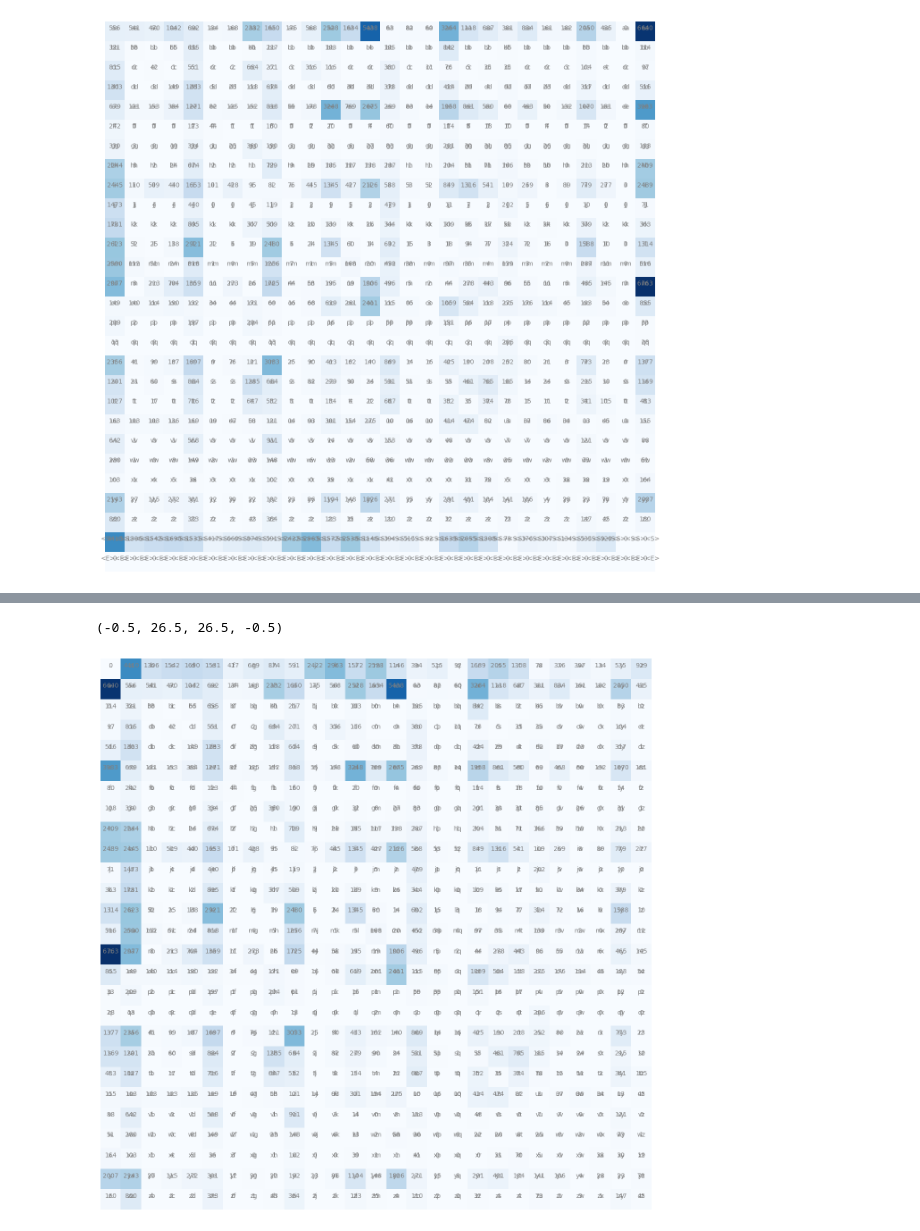
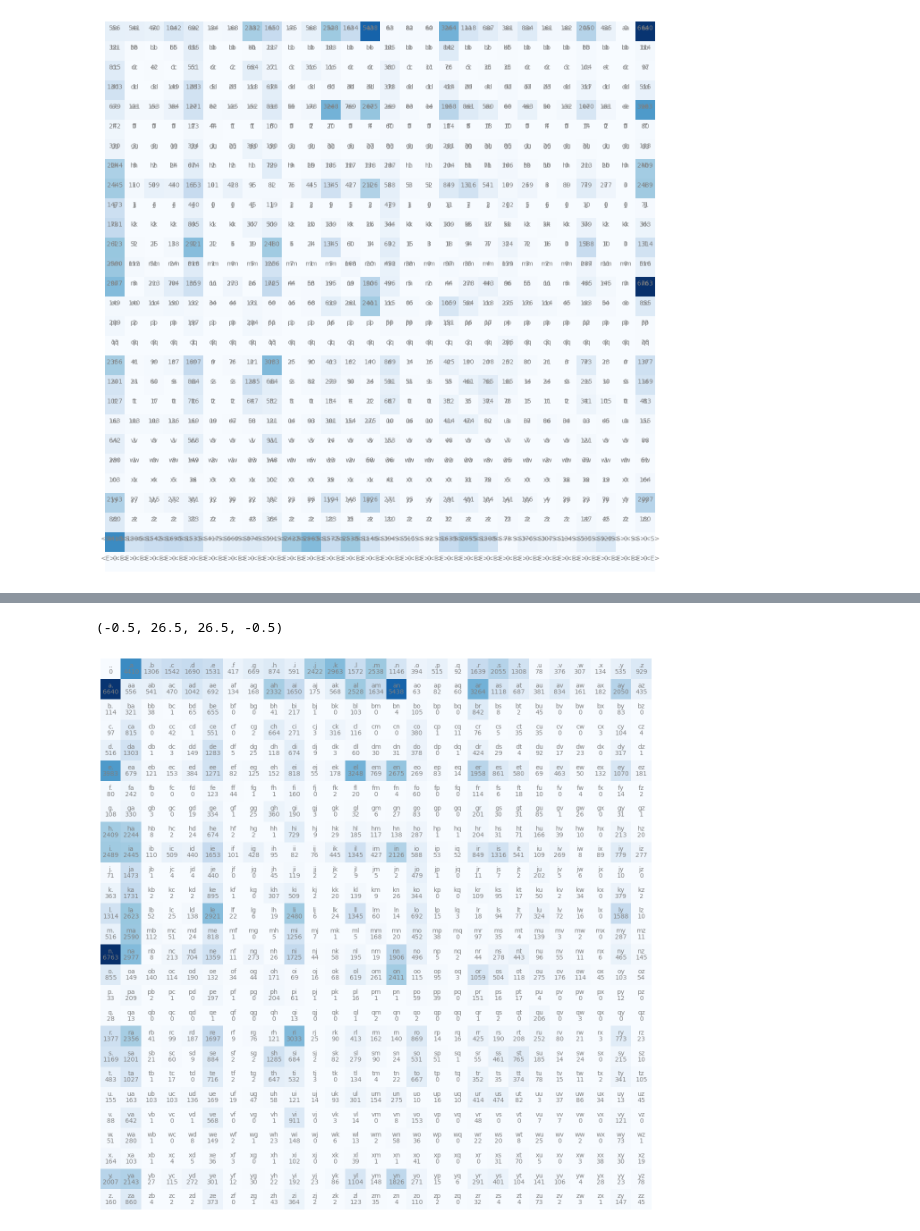
Before and after one commit to randygetc/makemore, a Jupyter notebook: makemore1.ipynb, the cells around one changed output, grey strips where cells are left out. Drawn from its saved outputs; the diff is of its cells as text; code cells hidden in the pictures.

```diff
--- a/makemore1.ipynb
+++ b/makemore1.ipynb
@@ -163,6 +163,8 @@ itos
  25: 'y',
  26: 'z',
  0: '.'}
+# %%
+N = torch.zeros((27,27), dtype=torch.int32)
 # %%
 for w in words:
     # chs = ['<S>'] + list(w) + ['<E>']
@@ -174,12 +176,12 @@ for w in words:
 # %%
 plt.figure(figsize=(16,16))
 plt.imshow(N, cmap='Blues')
 for i in range(27):
     for j in range(27):
         chstr = itos[i] + itos[j]
         plt.text(j,i, chstr, ha="center", va="bottom", color="gray")
-        plt.text(j,i, N[i,j].item(), ha="center", va="bottom", color="gray")
+        plt.text(j,i, N[i,j].item(), ha="center", va="top", color="gray")
 plt.axis('off')
 # %% [output]
 (-0.5, 26.5, 26.5, -0.5)
-[figure, old version]
+[figure, new version]
```
Also changed, not shown: parts of 25 cells of this notebook.
